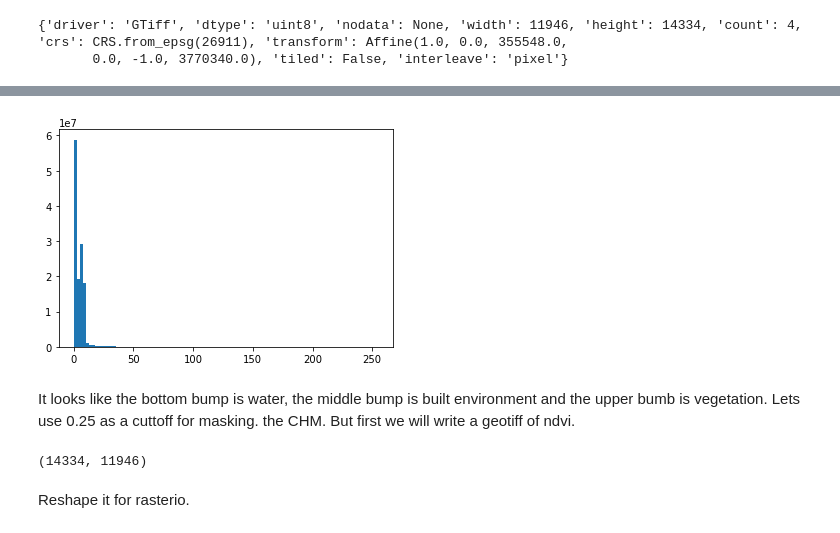
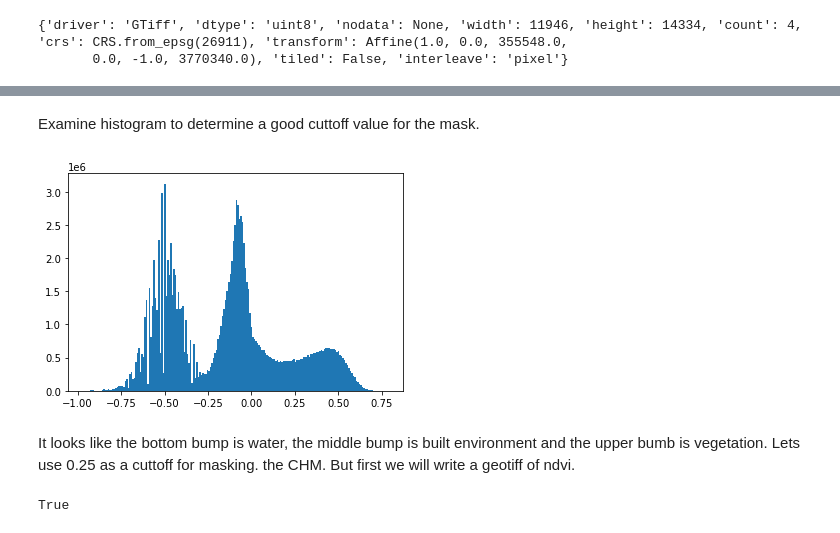
Before and after one commit to kulpojke/UrbanForest, a Jupyter notebook: NAIP/santa_monica_ndvi.ipynb, the cells around one changed output, grey strips where cells are left out. Drawn from its saved outputs; the diff is of its cells as text; code cells hidden in the pictures.

```diff
--- a/NAIP/santa_monica_ndvi.ipynb
+++ b/NAIP/santa_monica_ndvi.ipynb
@@ -103,15 +62,16 @@ ndvi[ndvi > -9998].min()
-# %%
-flat = ndvi.flatten()
-ax = plt.hist(flat[flat > -1], bins=100);
-#plt.xlim(-1,1);
-# %% [output]
-[figure, removed]
+# %% [markdown]
+Examine histogram to determine a good cuttoff value for the mask.
+# %%
+import matplotlib.pyplot as plt
+ax = plt.hist(ndvi[ndvi > -8], bins=200);
+# %% [output]
+[figure, added]
 # %% [markdown]
 It looks like the bottom bump is water, the middle bump is built environment and the upper bumb is vegetation.  Lets use 0.25 as a cuttoff for masking. the CHM.  But first we will write a geotiff of ndvi.
-# %%
-ndvi.shape
-# %% [output]
-(14334, 11946)
-# %% [markdown]
-Reshape it for rasterio.
+# %%
+thresh = 0.25
+mask = ndvi > thresh
+rio.dtypes.can_cast_dtype(mask, 'uint8')
+# %% [output]
+True
 # %%
```
Also changed, not shown: parts of 29 cells of this notebook, 1 other file.
